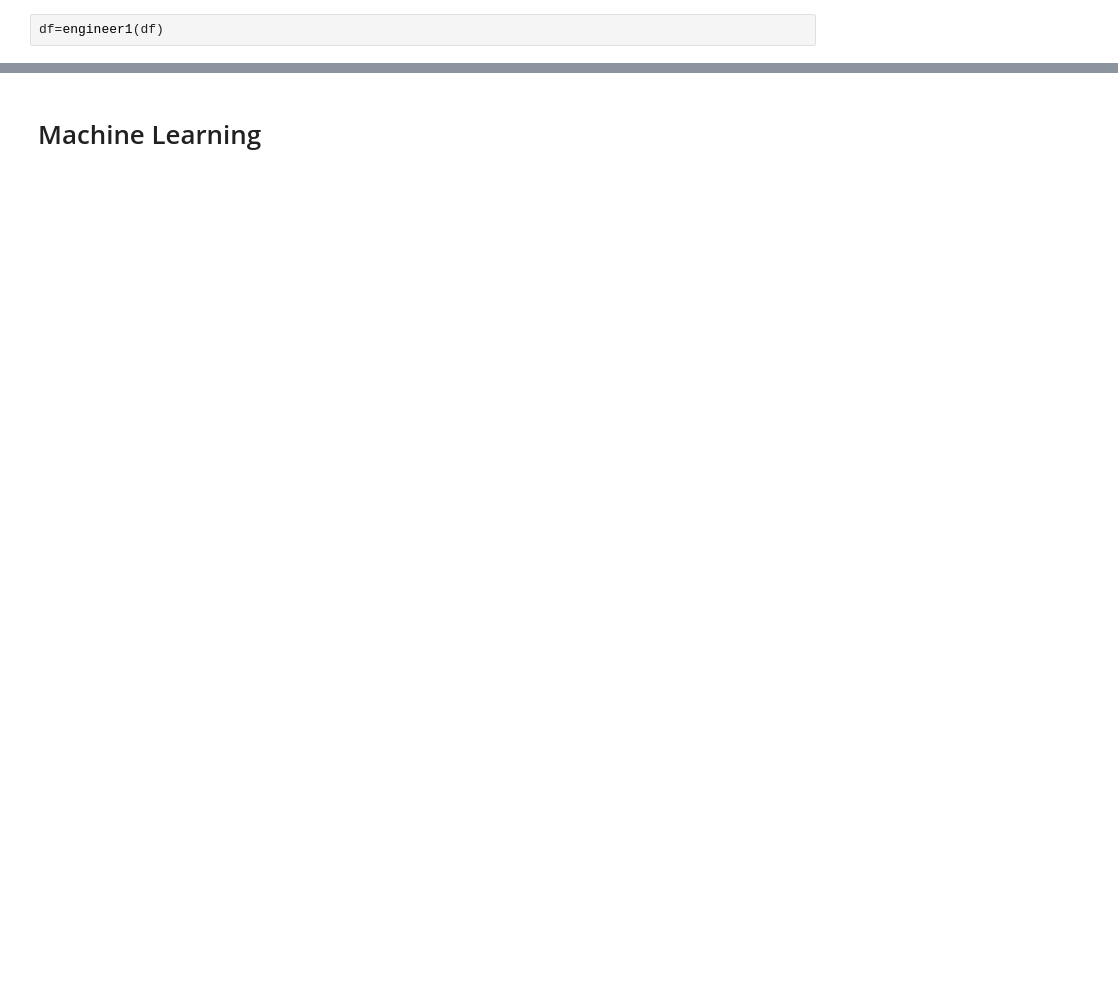
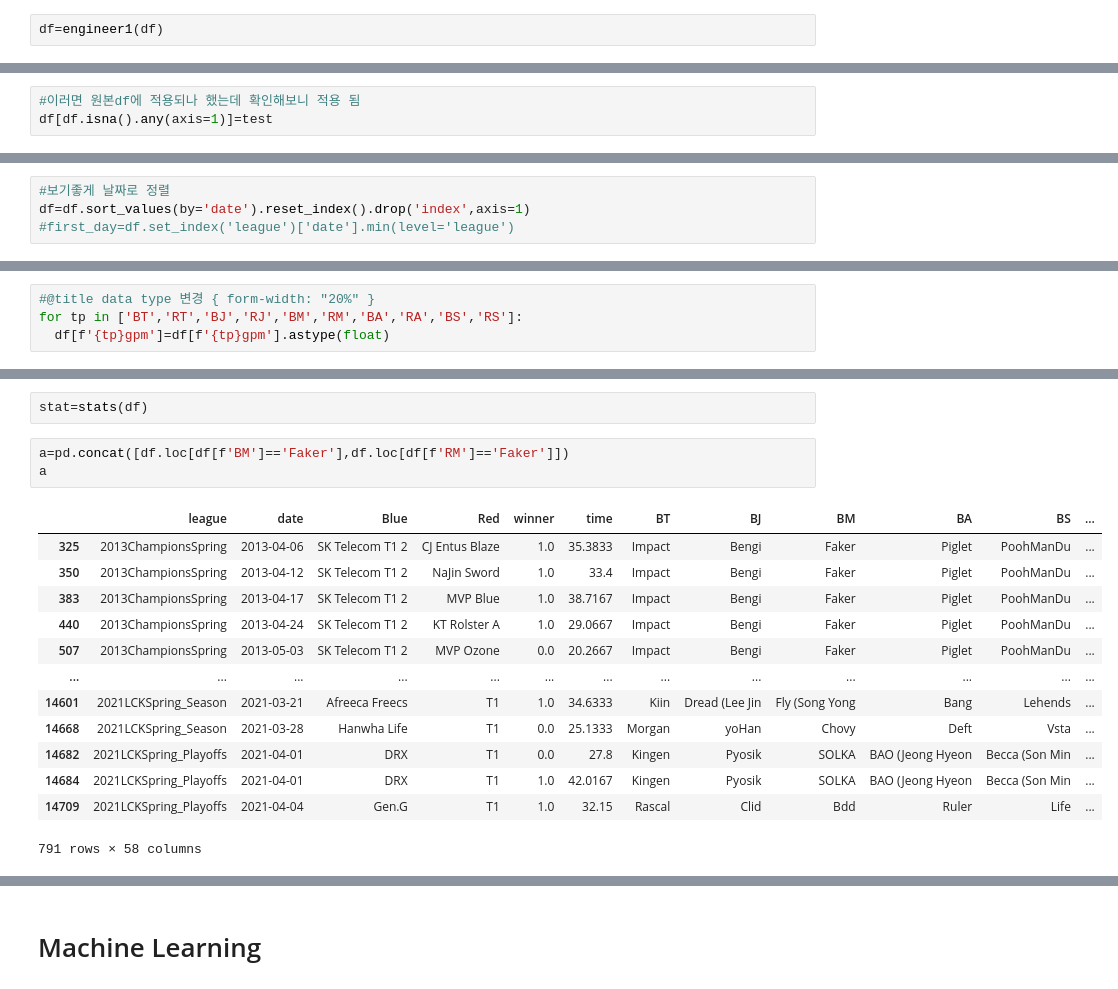
Before and after one commit to snaiws/Project-2, a Jupyter notebook: Project2.ipynb, the cells around one changed output, grey strips where cells are left out. Saved outputs shown, nothing was run; the diff lists cells and outputs as text; blank space fills up the shorter version.

```diff
--- a/Project2.ipynb
+++ b/Project2.ipynb
@@ -949,0 +964,3 @@ df=engineer2(df)
+# %%
+#이러면 원본df에 적용되나 했는데 확인해보니 적용 됨
+df[df.isna().any(axis=1)]=test
@@ -949,0 +971,4 @@ df=engineer2(df)
+# %%
+#보기좋게 날짜로 정렬
+df=df.sort_values(by='date').reset_index().drop('index',axis=1)
+#first_day=df.set_index('league')['date'].min(level='league')
@@ -949,0 +995,4 @@ df=engineer2(df)
+# %%
+#@title data type 변경 { form-width: "20%" }
+for tp in ['BT','RT','BJ','RJ','BM','RM','BA','RA','BS','RS']:
+  df[f'{tp}gpm']=df[f'{tp}gpm'].astype(float)
@@ -949,0 +1020,19 @@ df=engineer2(df)
+# %%
+stat=stats(df)
+# %%
+a=pd.concat([df.loc[df[f'BM']=='Faker'],df.loc[df[f'RM']=='Faker']])
+a
+# %% [output]
+|  | league | date | Blue | Red | winner | time | BT | BJ | BM | BA | BS | ... |
+| 325 | 2013ChampionsSpring | 2013-04-06 | SK Telecom T1 2 | CJ Entus Blaze | 1.0 | 35.3833 | Impact | Bengi | Faker | Piglet | PoohManDu | ... |
+| 350 | 2013ChampionsSpring | 2013-04-12 | SK Telecom T1 2 | NaJin Sword | 1.0 | 33.4 | Impact | Bengi | Faker | Piglet | PoohManDu | ... |
+| 383 | 2013ChampionsSpring | 2013-04-17 | SK Telecom T1 2 | MVP Blue | 1.0 | 38.7167 | Impact | Bengi | Faker | Piglet | PoohManDu | ... |
+| 440 | 2013ChampionsSpring | 2013-04-24 | SK Telecom T1 2 | KT Rolster A | 1.0 | 29.0667 | Impact | Bengi | Faker | Piglet | PoohManDu | ... |
+| 507 | 2013ChampionsSpring | 2013-05-03 | SK Telecom T1 2 | MVP Ozone | 0.0 | 20.2667 | Impact | Bengi | Faker | Piglet | PoohManDu | ... |
+| ... | ... | ... | ... | ... | ... | ... | ... | ... | ... | ... | ... | ... |
+| 14601 | 2021LCKSpring_Season | 2021-03-21 | Afreeca Freecs | T1 | 1.0 | 34.6333 | Kiin | Dread (Lee Jin | Fly (Song Yong | Bang | Lehends | ... |
+| 14668 | 2021LCKSpring_Season | 2021-03-28 | Hanwha Life | T1 | 0.0 | 25.1333 | Morgan | yoHan | Chovy | Deft | Vsta | ... |
+| 14682 | 2021LCKSpring_Playoffs | 2021-04-01 | DRX | T1 | 0.0 | 27.8 | Kingen | Pyosik | SOLKA | BAO (Jeong Hyeon | Becca (Son Min | ... |
+| 14684 | 2021LCKSpring_Playoffs | 2021-04-01 | DRX | T1 | 1.0 | 42.0167 | Kingen | Pyosik | SOLKA | BAO (Jeong Hyeon | Becca (Son Min | ... |
+| 14709 | 2021LCKSpring_Playoffs | 2021-04-04 | Gen.G | T1 | 1.0 | 32.15 | Rascal | Clid | Bdd | Ruler | Life | ... |
+791 rows × 58 columns
```
Also changed, not shown: parts of 30 cells of this notebook.
